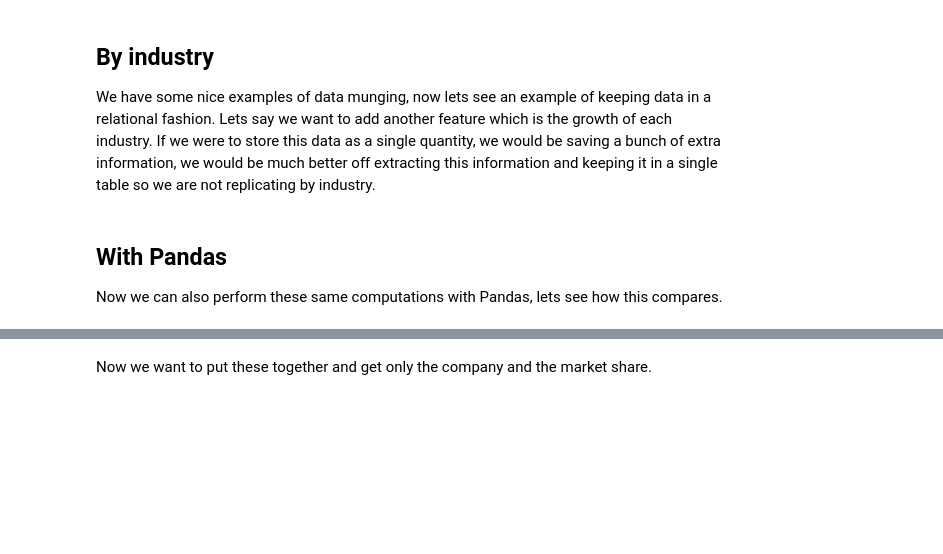
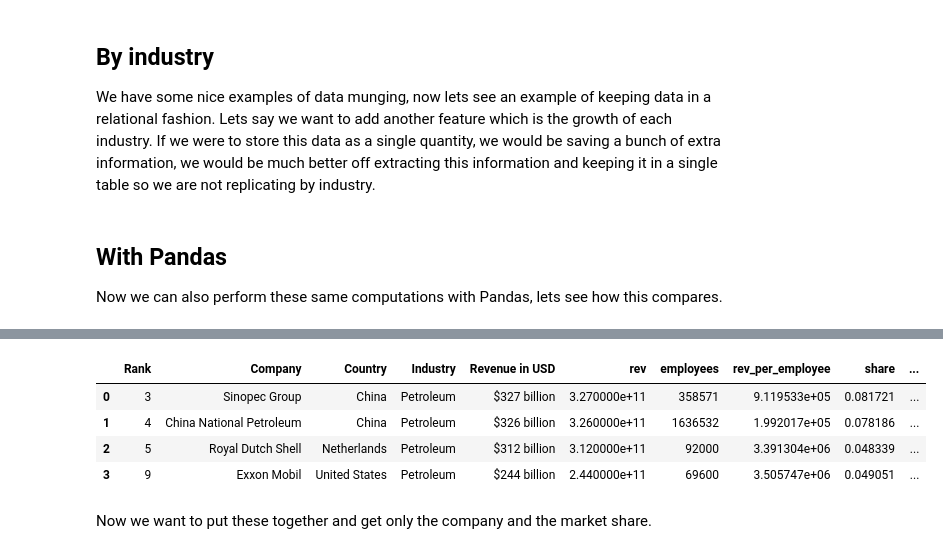
Before and after one commit to chingsley/datacourse, a Jupyter notebook: data-wrangling/DS_Data_Munging-Copy1.ipynb, the cells around one changed output, grey strips where cells are left out. Cells and saved outputs as stored; diff of their text form; code cells hidden in the pictures; blank space fills up the shorter version.

Commit message:
practice with DS_Data_munging-Copy1

```diff
--- a/data-wrangling/DS_Data_Munging-Copy1.ipynb
+++ b/data-wrangling/DS_Data_Munging-Copy1.ipynb
@@ -678,5 +642,5 @@ We have some nice examples of data munging, now lets see an example of keeping d
 
 Now we can also perform these same computations with Pandas, lets see how this compares.
 # %%
-df = pd.read_html('https://en.wikipedia.org/w/index.php?title=Fortune_Global_500&oldid=855890446', header=0)[1]
+df = pd.read_html('https://en.wikipedia.org/w/index.php?title=Fortune_Global_500&oldid=855890446', header=0)[0]
 df
@@ -712,3 +845,4 @@ rev
 # %%
-rev = rev[rev['Company'].isin(['Exxon Mobil', 'Sinopec', 'China National Petroleum Corporation', 'Royal Dutch Shell'])].copy()
-rev
+mask = rev['Company'].isin(['Exxon Mobil', 'Sinopec Group', 'China National Petroleum Corporation', 'Royal Dutch Shell'])
+
+mask
@@ -714,0 +875,3 @@ rev
+# %%
+rev = rev[mask].copy()
+rev
@@ -724,5 +899,12 @@ rev
 # %%
 ms2 = df.merge(rev[['share', 'name']], left_on='Company', right_on='name')
+ms2
+# %% [output]
+|  | Rank | Company | Country | Industry | Revenue in USD | rev | employees | rev_per_employee | share | ... |
+| 0 | 3 | Sinopec Group | China | Petroleum | $327 billion | 3.270000e+11 | 358571 | 9.119533e+05 | 0.081721 | ... |
+| 1 | 4 | China National Petroleum | China | Petroleum | $326 billion | 3.260000e+11 | 1636532 | 1.992017e+05 | 0.078186 | ... |
+| 2 | 5 | Royal Dutch Shell | Netherlands | Petroleum | $312 billion | 3.120000e+11 | 92000 | 3.391304e+06 | 0.048339 | ... |
+| 3 | 9 | Exxon Mobil | United States | Petroleum | $244 billion | 2.440000e+11 | 69600 | 3.505747e+06 | 0.049051 | ... |
 # %% [markdown]
 Now we want to put these together and get only the company and the market share.
 # %%
```
Also changed, not shown: parts of 24 cells of this notebook.
